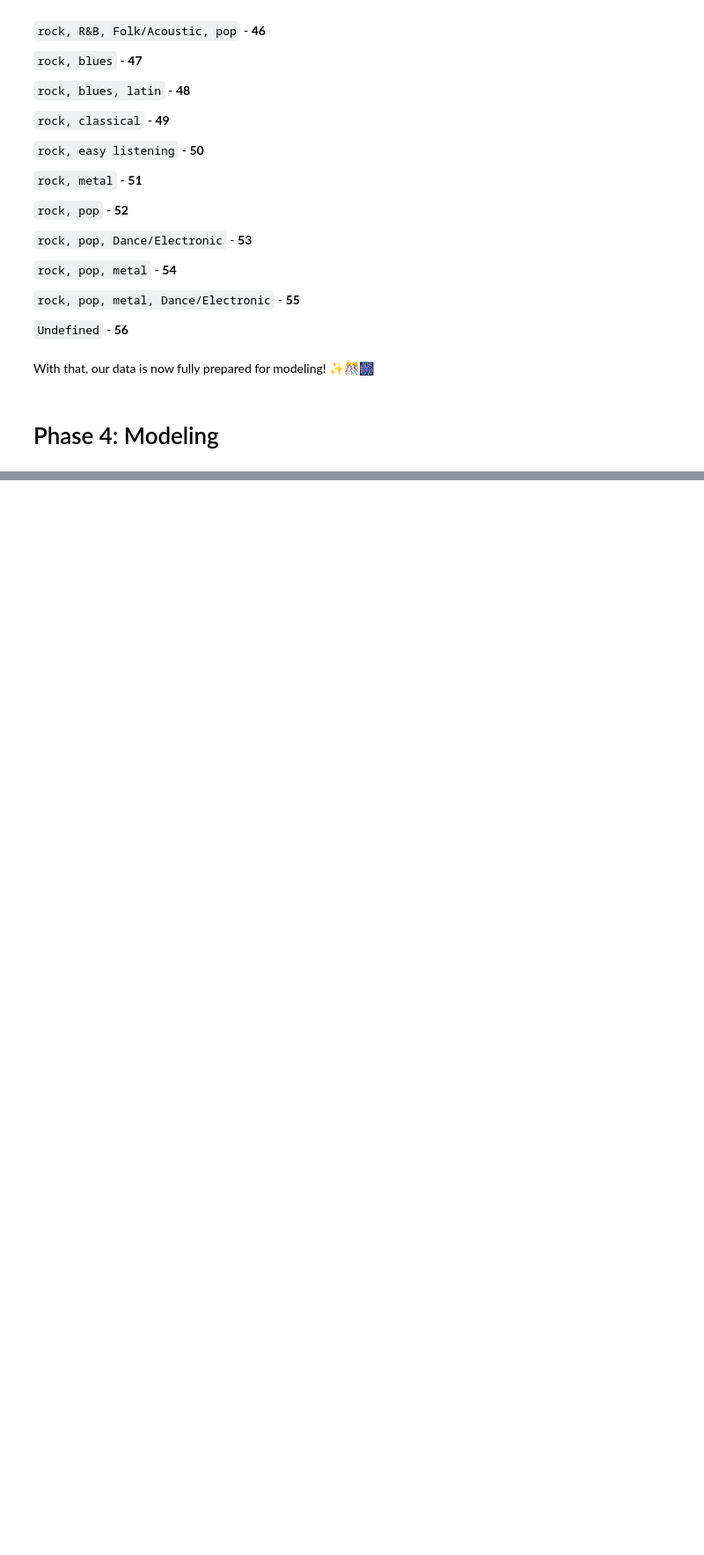
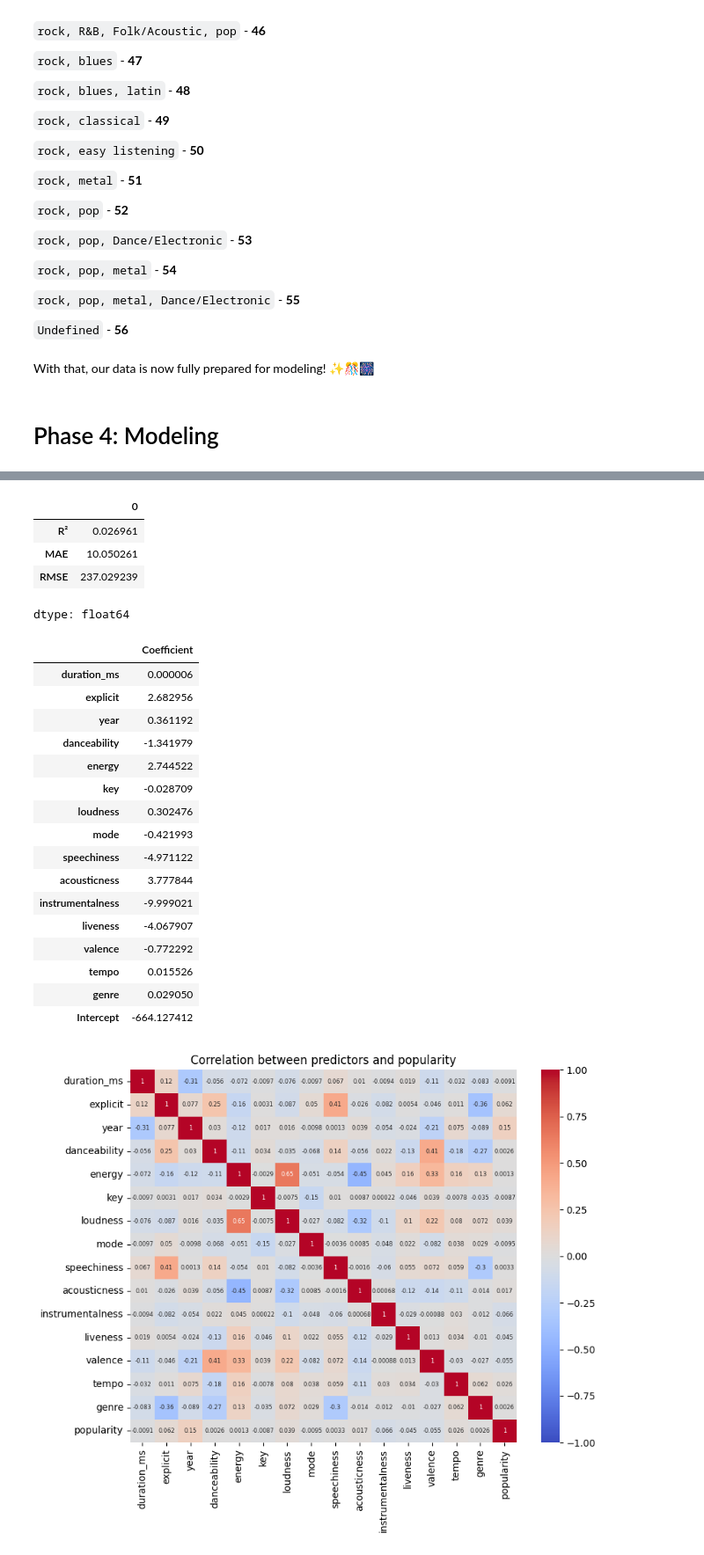
Before and after one commit to Hoover328/Data-Analytics-CA2-Music-Project, a Jupyter notebook: Notebook Files/MusicProject.ipynb, the cells around one changed output, grey strips where cells are left out. Shown at 88% size. Drawn from its saved outputs; the diff is of its cells as text; code cells hidden in the pictures; blank space fills up the shorter version.

```diff
--- a/Notebook Files/MusicProject.ipynb
+++ b/Notebook Files/MusicProject.ipynb
@@ -683,3 +683,56 @@ Here is a correctly formatted table of each genre:
 With that, our data is now fully prepared for modeling! ✨🎊🎆
 # %% [markdown]
 # Phase 4: Modeling
+# %%
+#First, we must define our features and target for the model
+features = ["duration_ms", "explicit", "year", "danceability",
+            "energy", "key", "loudness", "mode", "speechiness", "acousticness",
+            "instrumentalness", "liveness", "valence", "tempo", "genre"]
+X = finalMusicData[features]
+y = finalMusicData["popularity"]
+
+#We must then split the data into training and testing data
+X_train, X_test, y_train, y_test = train_test_split(
+    X, y, test_size=0.2, random_state=42)
+
+#Then we must create our model and train it on our training data
+mlr = LinearRegression()
+mlr.fit(X_train, y_train)
+
+#Now lets generate our predicted values!
+y_pred = mlr.predict(X_test)
+
+#Now we will calculate the models performance of our predictor by
+#comparing our actual values
+def metrics(y_true, y_pred):
+    r2   = r2_score(y_true, y_pred)
+    mae  = mean_absolute_error(y_true, y_pred)
+    rmse = mean_squared_error(y_true, y_pred)
+    return pd.Series({"R²": r2, "MAE": mae, "RMSE": rmse})
+
+print("Model performance on test data:")
+display(metrics(y_test, y_pred))
+
+#Lets generate a coefficients table to see directly our obtained values
+#Before using some plots to show this information
+coef = pd.Series(mlr.coef_, index=features).to_frame("Coefficient")
+coef.loc["Intercept"] = mlr.intercept_
+display(coef)
+
+#Correlation heatmap
+plt.figure(figsize=(9,7))
+sns.heatmap(finalMusicData[features + ["popularity"]].corr(numeric_only=True),
+            annot=True, annot_kws={"size": 6}, cmap="coolwarm", vmin=-1, vmax=1)
+plt.title("Correlation between predictors and popularity")
+plt.show()
+
+#Residual diagnostics
+residuals = y_test - y_pred
+plt.figure(figsize=(6,4))
+plt.scatter(y_pred, residuals, alpha=0.6, color="grey")
+plt.axhline(0, color="red", linestyle="--")
+plt.xlabel("Fitted values (predicted popularity)")
+plt.ylabel("Residuals")
+plt.title("Residuals vs Fitted (Multiple Regression)")
+plt.show()
+# %% [output]
@@ -685,0 +740,23 @@ With that, our data is now fully prepared for modeling! ✨🎊🎆
+|  | 0 |
+| R² | 0.026961 |
+| MAE | 10.050261 |
+| RMSE | 237.029239 |
+dtype: float64
+|  | Coefficient |
+| duration_ms | 0.000006 |
+| explicit | 2.682956 |
+| year | 0.361192 |
+| danceability | -1.341979 |
+| energy | 2.744522 |
+| key | -0.028709 |
+| loudness | 0.302476 |
+| mode | -0.421993 |
+| speechiness | -4.971122 |
+| acousticness | 3.777844 |
+| instrumentalness | -9.999021 |
+| liveness | -4.067907 |
+| valence | -0.772292 |
+| tempo | 0.015526 |
+| genre | 0.029050 |
+| Intercept | -664.127412 |
+[figure, added]
```
Also changed, not shown: parts of 9 cells of this notebook.
